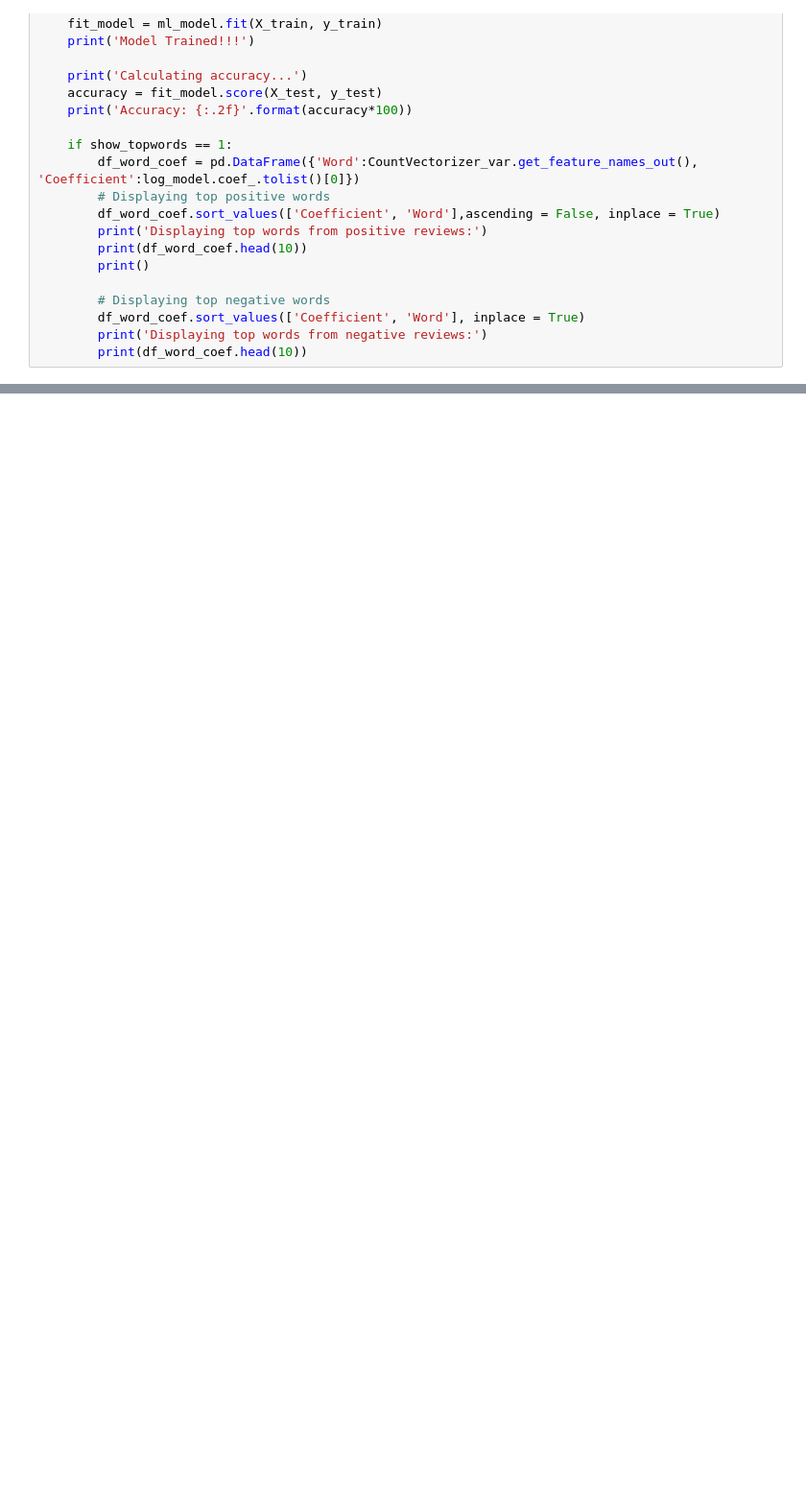
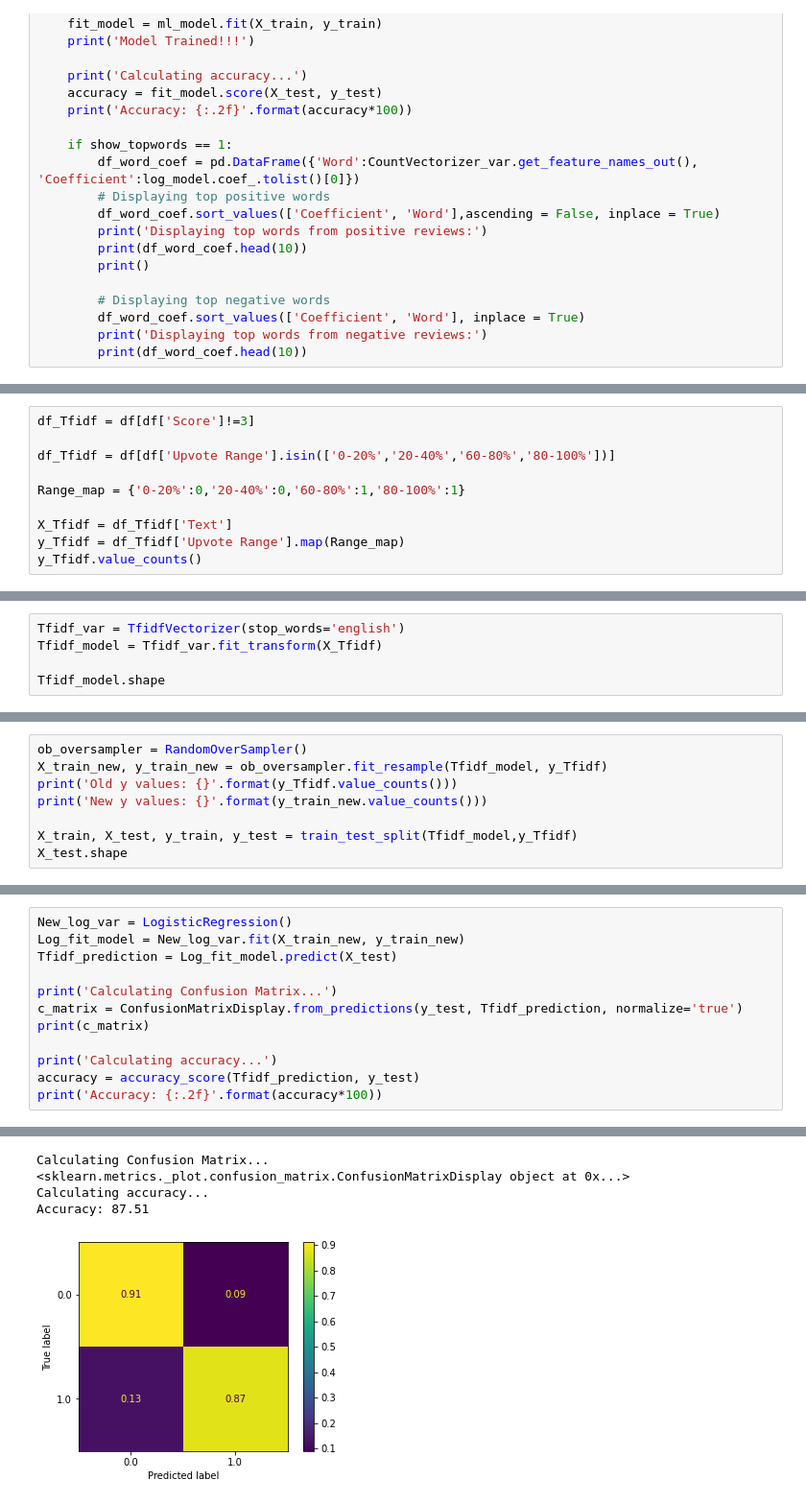
Before and after one commit to anna-jones/Amazon-Customer-Review-Analysis, a Jupyter notebook: code.ipynb, the cells around one changed output, grey strips where cells are left out. Shown at 96% size. Cells and saved outputs as stored; diff of their text form; blank space fills up the shorter version.

```diff
--- a/code.ipynb
+++ b/code.ipynb
@@ -282,0 +287,10 @@ Accuracy: 93.66
+# %%
+df_Tfidf = df[df['Score']!=3]
+
+df_Tfidf = df[df['Upvote Range'].isin(['0-20%','20-40%','60-80%','80-100%'])]
+
+Range_map = {'0-20%':0,'20-40%':0,'60-80%':1,'80-100%':1}
+
+X_Tfidf = df_Tfidf['Text']
+y_Tfidf = df_Tfidf['Upvote Range'].map(Range_map)
+y_Tfidf.value_counts()
@@ -282,0 +329,5 @@ Accuracy: 93.66
+# %%
+Tfidf_var = TfidfVectorizer(stop_words='english')
+Tfidf_model = Tfidf_var.fit_transform(X_Tfidf)
+
+Tfidf_model.shape
@@ -282,0 +336,8 @@ Accuracy: 93.66
+# %%
+ob_oversampler = RandomOverSampler()
+X_train_new, y_train_new = ob_oversampler.fit_resample(Tfidf_model, y_Tfidf)
+print('Old y values: {}'.format(y_Tfidf.value_counts()))
+print('New y values: {}'.format(y_train_new.value_counts()))
+
+X_train, X_test, y_train, y_test = train_test_split(Tfidf_model,y_Tfidf)
+X_test.shape
@@ -282,0 +352,13 @@ Accuracy: 93.66
+# %%
+New_log_var = LogisticRegression()
+Log_fit_model = New_log_var.fit(X_train_new, y_train_new)
+Tfidf_prediction = Log_fit_model.predict(X_test)
+
+print('Calculating Confusion Matrix...')
+c_matrix = ConfusionMatrixDisplay.from_predictions(y_test, Tfidf_prediction, normalize='true')
+print(c_matrix)
+
+print('Calculating accuracy...')
+accuracy = accuracy_score(Tfidf_prediction, y_test)
+print('Accuracy: {:.2f}'.format(accuracy*100))
+# %% [output]
@@ -282,0 +372,5 @@ Accuracy: 93.66
+Calculating Confusion Matrix...
+<sklearn.metrics._plot.confusion_matrix.ConfusionMatrixDisplay object at 0x...>
+Calculating accuracy...
+Accuracy: 87.51
+[figure, added]
```
Also changed, not shown: parts of 16 cells of this notebook, 1 other file.
